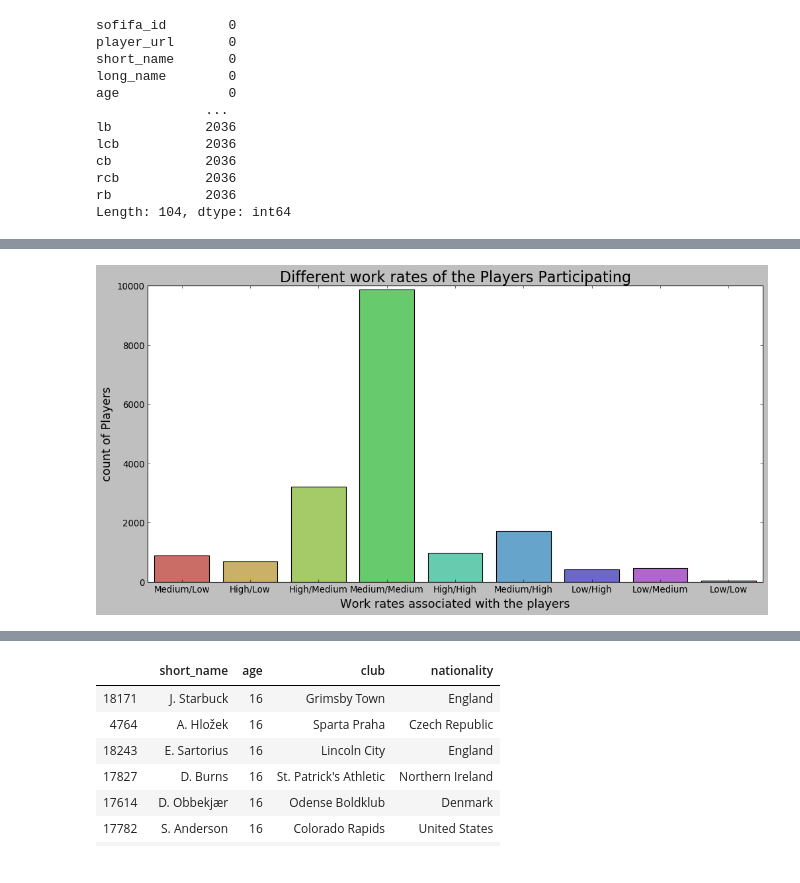
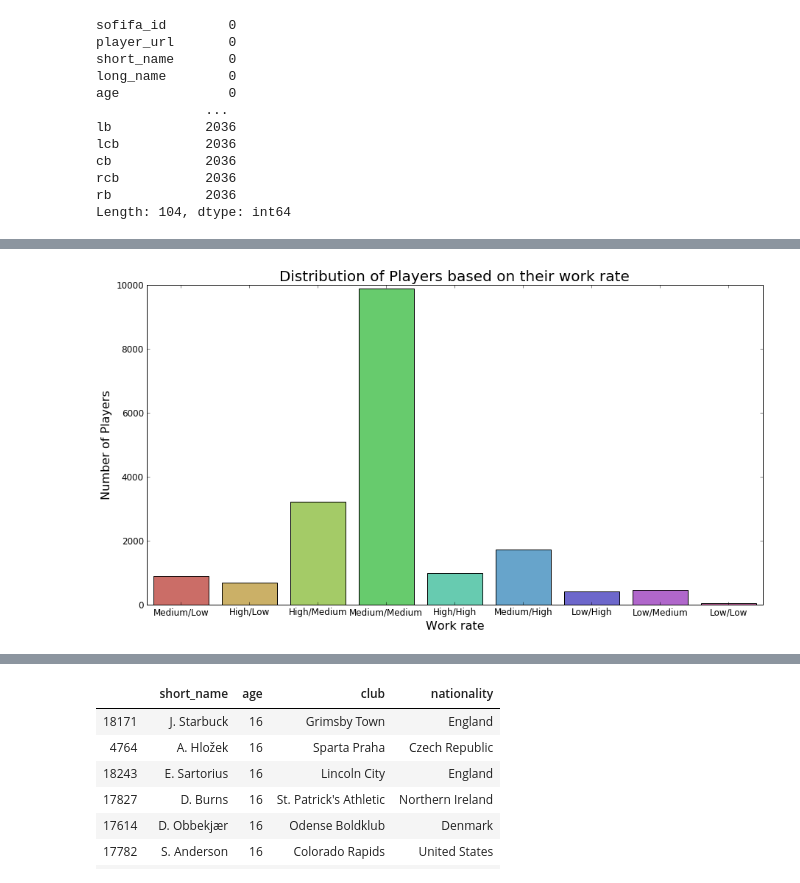
Before and after one commit to npvlong/Fifa_Clustering, a Jupyter notebook: ipynb/EDA.ipynb, the cells around one changed output, grey strips where cells are left out. Cells and saved outputs as stored; diff of their text form; code cells hidden in the pictures.

```diff
--- a/ipynb/EDA.ipynb
+++ b/ipynb/EDA.ipynb
@@ -95,11 +121,11 @@ plt.show()
 # %%
-plt.figure(figsize = (15, 7))
+plt.figure(figsize = (15, 8))
 plt.style.use('_classic_test')
 
 sns.countplot(x = 'work_rate', data = df, palette = 'hls')
-plt.title('Different work rates of the Players Participating', fontsize = 20)
-plt.xlabel('Work rates associated with the players', fontsize = 16)
-plt.ylabel('count of Players', fontsize = 16)
+plt.title('Distribution of Players based on their work rate', fontsize = 20)
+plt.xlabel('Work rate', fontsize = 16)
+plt.ylabel('Number of Players', fontsize = 16)
 plt.show()
 # %% [output]
-[figure, old version]
+[figure, new version]
```
Also changed, not shown: parts of 12 cells of this notebook.
